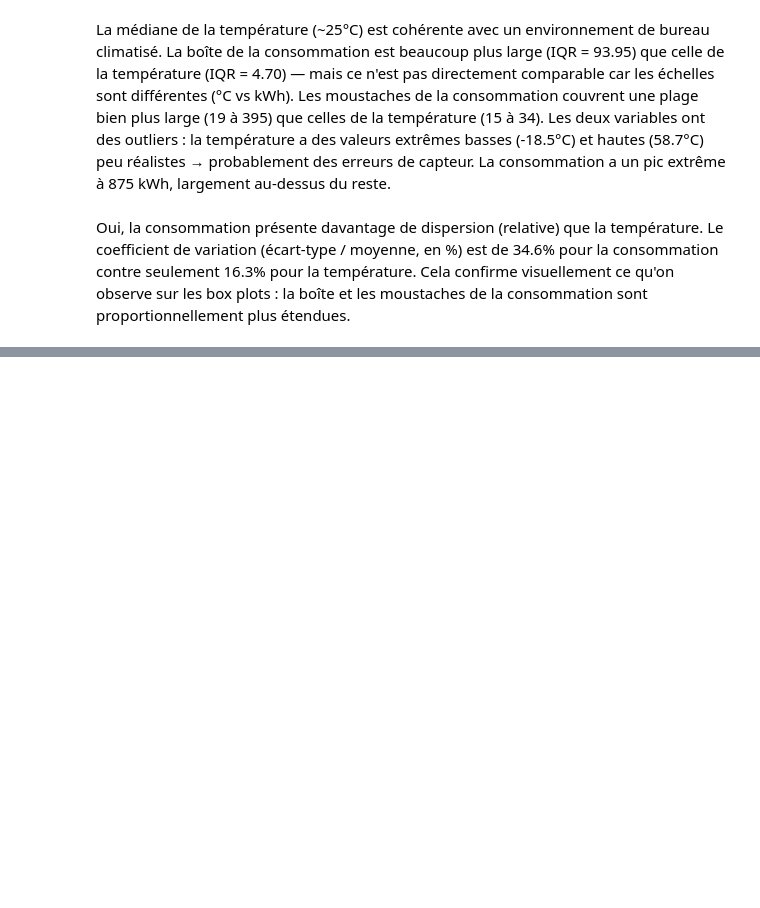
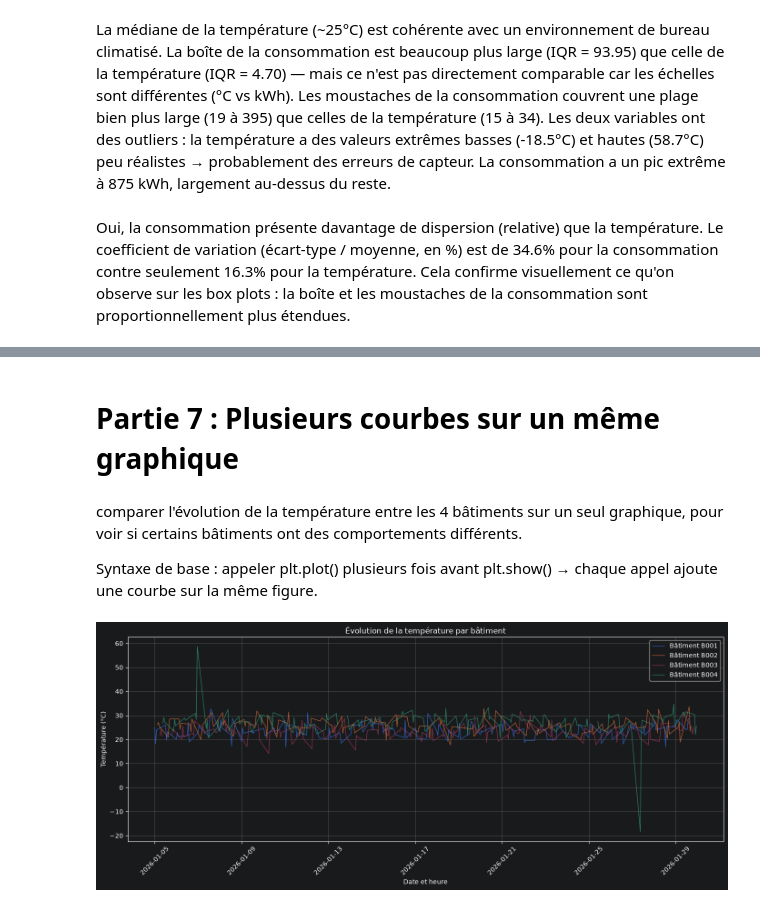
Before and after one commit to Abdouaziz2/atelier_matplotlib_iot, a Jupyter notebook: notebooks/atelier_matplotlib_iot.ipynb, the cells around one changed output, grey strips where cells are left out. Drawn from its saved outputs; the diff is of its cells as text; code cells hidden in the pictures; blank space fills up the shorter version.

```diff
--- a/notebooks/atelier_matplotlib_iot.ipynb
+++ b/notebooks/atelier_matplotlib_iot.ipynb
@@ -369,0 +460,45 @@ Oui, la consommation présente davantage de dispersion (relative) que la tempér
+# %% [markdown]
+# Partie 7 : Plusieurs courbes sur un même graphique
+# %% [markdown]
+comparer l'évolution de la température entre les 4 bâtiments sur un seul graphique, pour voir si certains bâtiments ont des comportements différents.
+
+Syntaxe de base : appeler plt.plot() plusieurs fois avant plt.show() → chaque appel ajoute une courbe sur la même figure.
+# %%
+# ===== TRI DES DONNEES PAR DATE =====
+# Important pour que chaque courbe soit tracée dans l'ordre chronologique
+df_sorted = df.sort_values("date_heure")
+
+# ===== CREATION DE LA FIGURE =====
+plt.figure(figsize=(14, 6))
+
+# ===== BOUCLE SUR CHAQUE BATIMENT =====
+# df["batiment"].unique() renvoie la liste des bâtiments uniques : B001, B002, B003, B004
+for batiment in sorted(df_sorted["batiment"].unique()):
+
+    # on filtre les données pour ne garder que ce bâtiment
+    subset = df_sorted[df_sorted["batiment"] == batiment]
+
+    # on trace la courbe de ce bâtiment
+    # label=f"Bâtiment {batiment}" => chaque courbe aura son propre nom dans la légende
+    plt.plot(
+        subset["date_heure"],
+        subset["temperature"],
+        label=f"Bâtiment {batiment}",
+        linewidth=1,
+        alpha=0.8   # légère transparence pour mieux voir les courbes qui se superposent
+    )
+
+# ===== HABILLAGE =====
+plt.title("Évolution de la température par bâtiment")
+plt.xlabel("Date et heure")
+plt.ylabel("Température (°C)")
+plt.legend()          # affiche la légende avec les 4 bâtiments
+plt.grid(True)
+
+# ===== AJUSTEMENTS D'AFFICHAGE =====
+plt.xticks(rotation=45)
+plt.tight_layout()
+
+plt.show()
+# %% [output]
+[figure, added]
```
Also changed, not shown: parts of 10 cells of this notebook, 2 other files.
